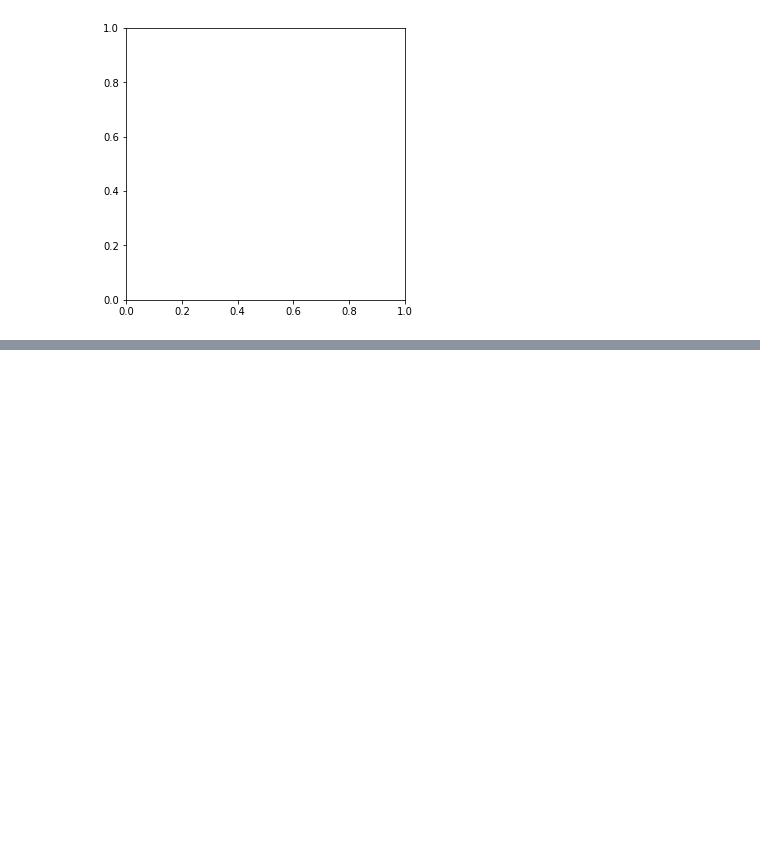
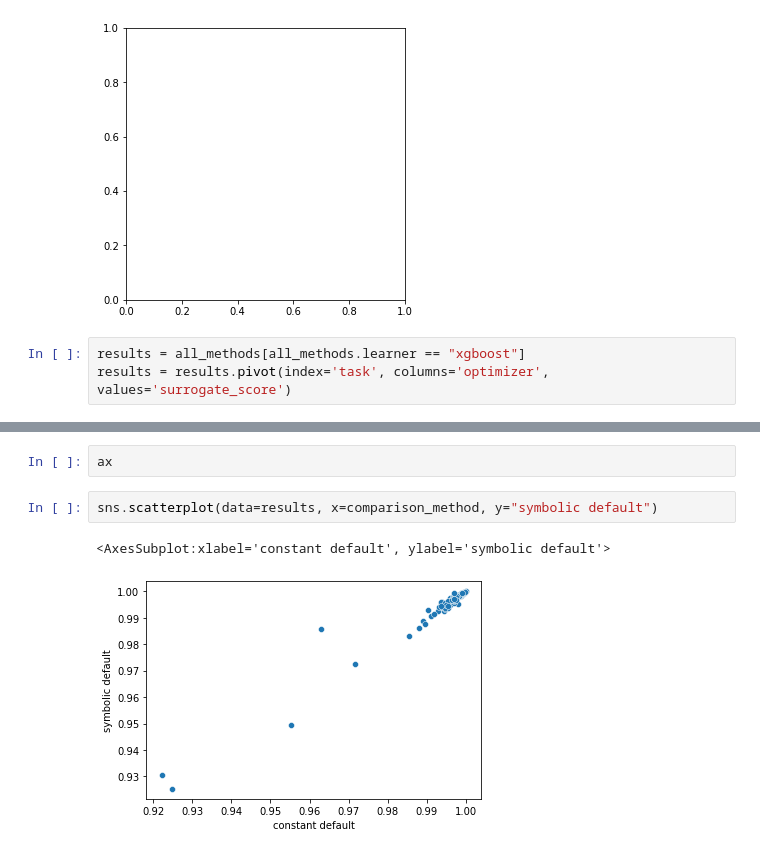
Before and after one commit to PGijsbers/symbolicdefaults, a Jupyter notebook: Figures/Figure 5 - Symbolic vs Constant and RS8.ipynb, the cells around one changed output, grey strips where cells are left out. Drawn from its saved outputs; the diff is of its cells as text; blank space fills up the shorter version.

Commit message:
Dynamic x/y for comparison plot

```diff
--- a/Figures/Figure 5 - Symbolic vs Constant and RS8.ipynb
+++ b/Figures/Figure 5 - Symbolic vs Constant and RS8.ipynb
@@ -55,3 +55,6 @@ ValueError: Could not interpret value `constant default` for parameter `x`
 [figure]
 [figure]
 [figure]
+# %%
+results = all_methods[all_methods.learner == "xgboost"]
+results = results.pivot(index='task', columns='optimizer', values='surrogate_score')
@@ -57,0 +78,7 @@ ValueError: Could not interpret value `constant default` for parameter `x`
+# %%
+ax
+# %%
+sns.scatterplot(data=results, x=comparison_method, y="symbolic default")
+# %% [output]
+<AxesSubplot:xlabel='constant default', ylabel='symbolic default'>
+[figure, added]
```
Also changed, not shown: parts of 1 cell of this notebook.
